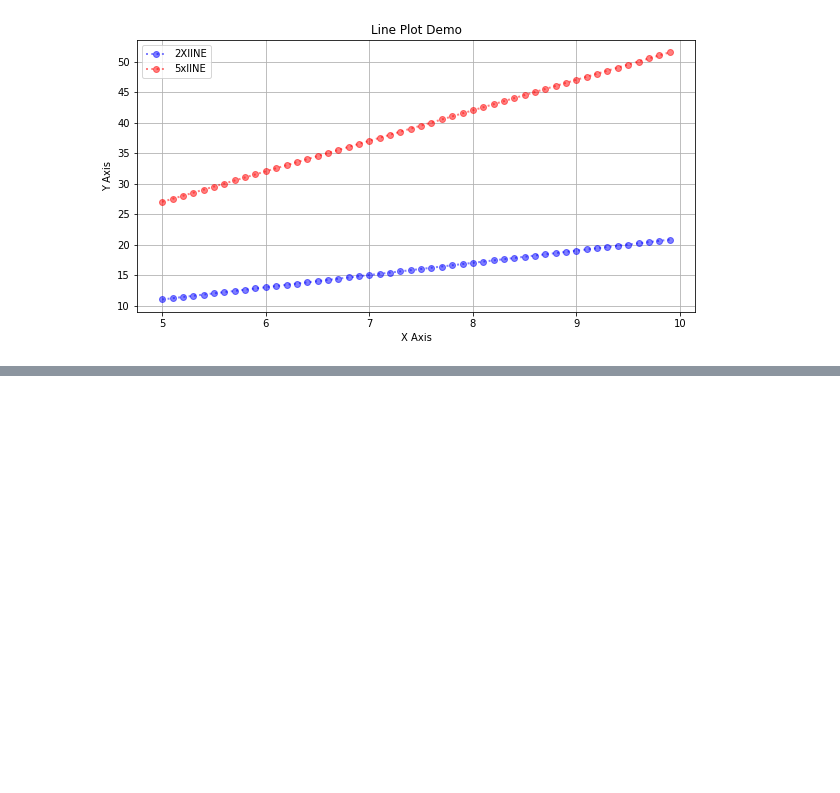
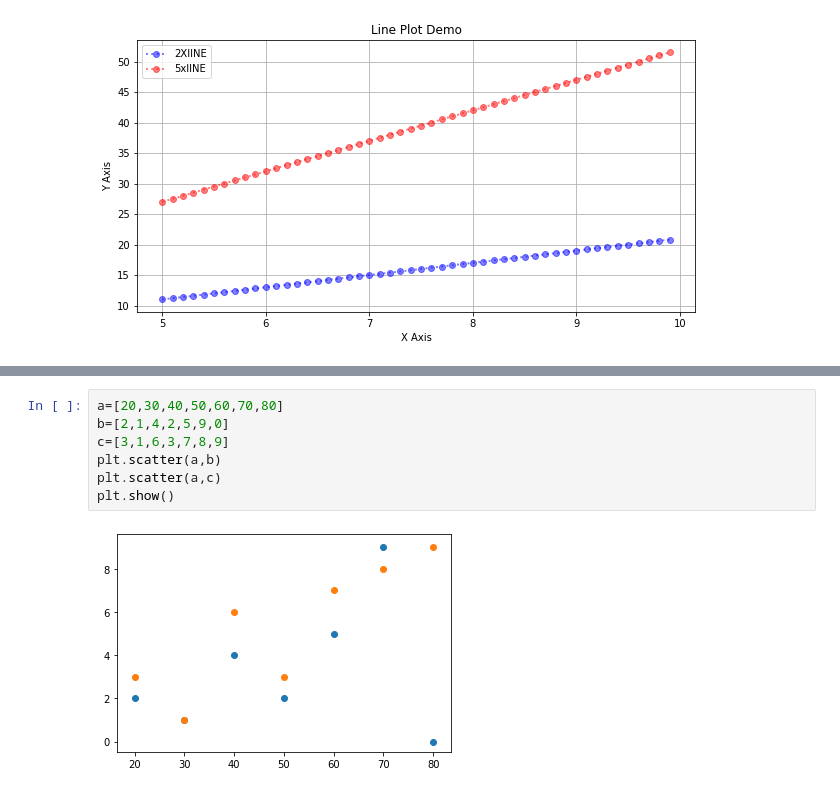
Before and after one commit to joseph1506/data-science-python, a Jupyter notebook: matplotlib.ipynb, the cells around one changed output, grey strips where cells are left out. Saved outputs shown, nothing was run; the diff lists cells and outputs as text; blank space fills up the shorter version.

```diff
--- a/matplotlib.ipynb
+++ b/matplotlib.ipynb
@@ -22,0 +46,9 @@ plt.show()
+# %%
+a=[20,30,40,50,60,70,80]
+b=[2,1,4,2,5,9,0]
+c=[3,1,6,3,7,8,9]
+plt.scatter(a,b)
+plt.scatter(a,c)
+plt.show()
+# %% [output]
+[figure, added]
```
Also changed, not shown: parts of 7 cells of this notebook, 4 other files.
